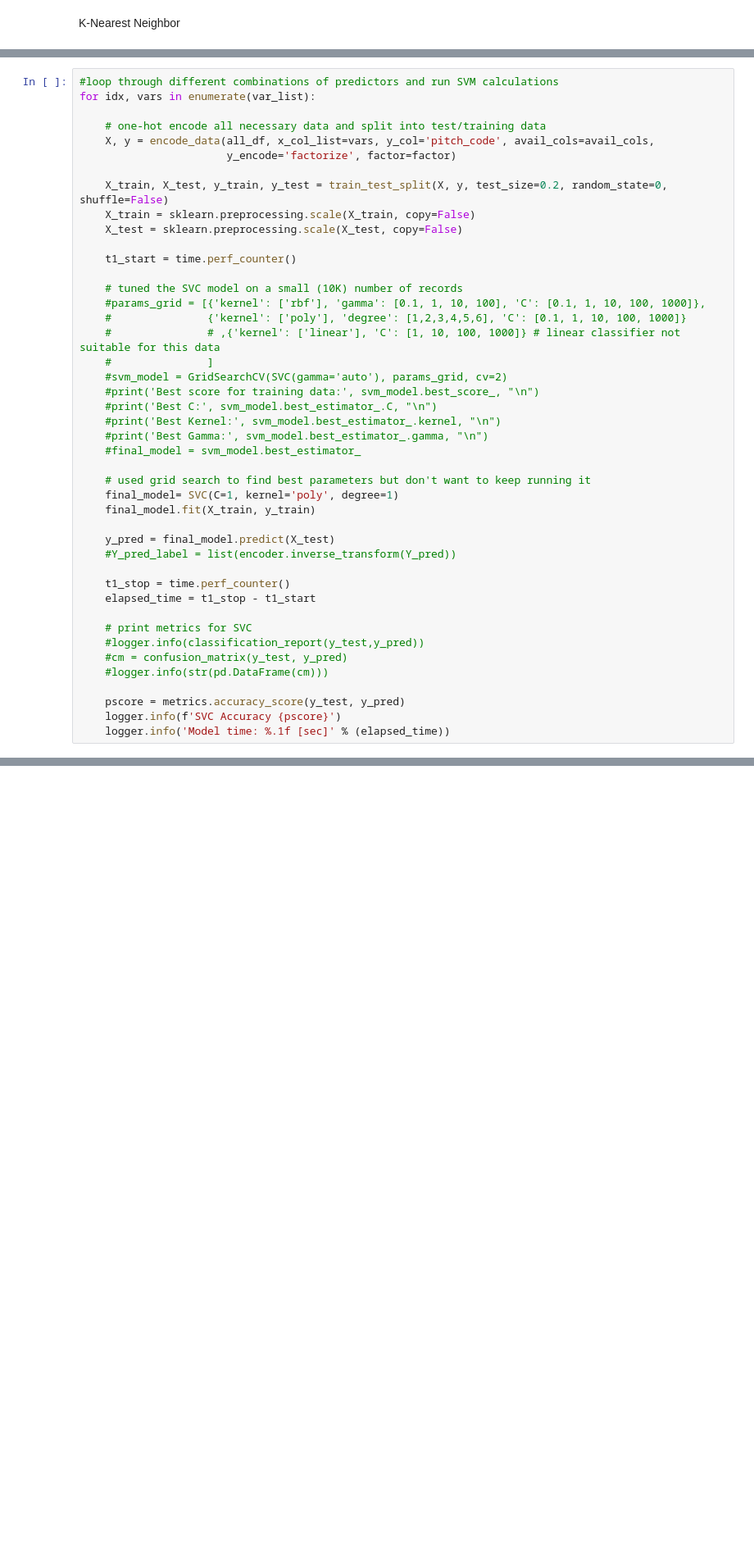
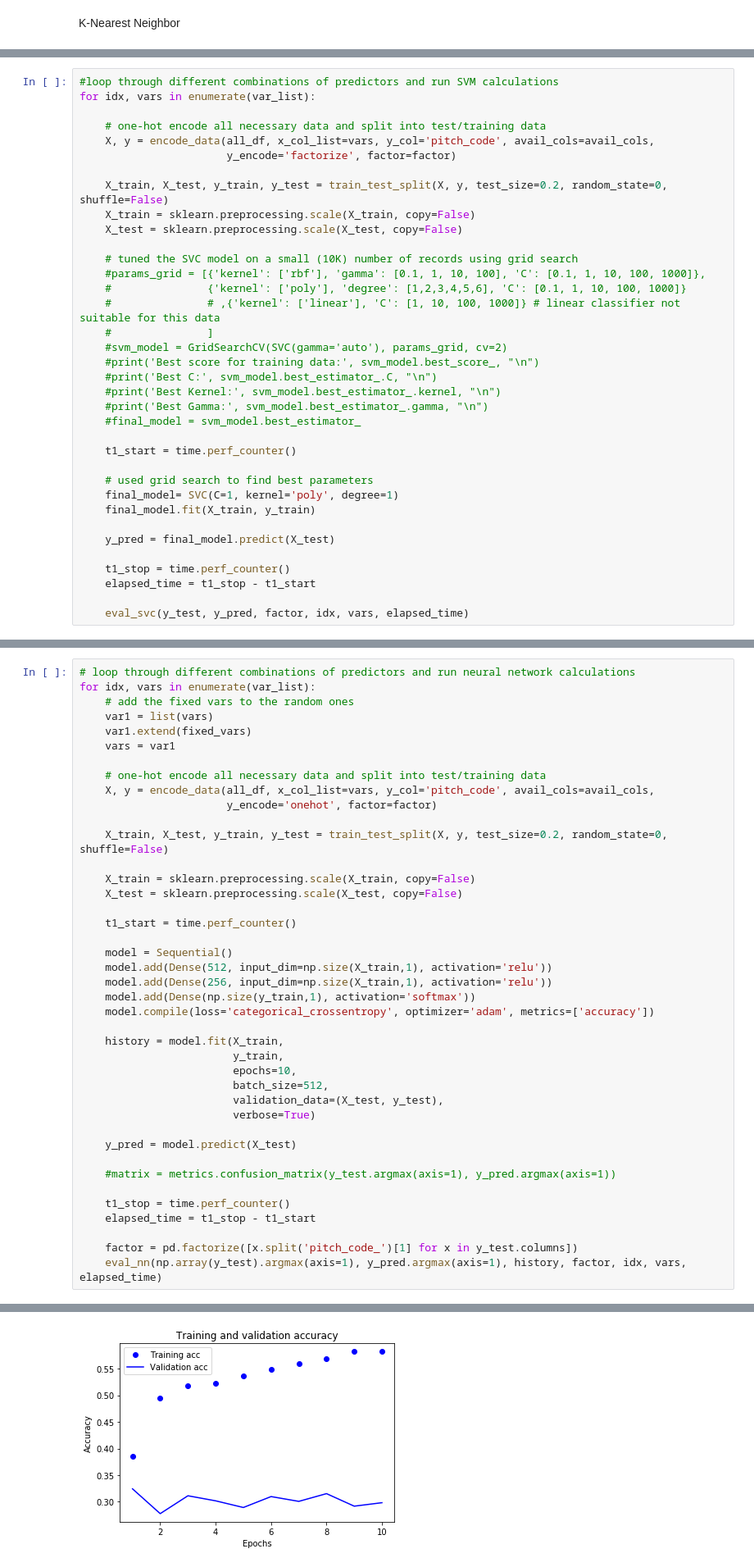
Before and after one commit to qdav/IS6733, a Jupyter notebook: pitch_prediction.ipynb, the cells around one changed output, grey strips where cells are left out. Shown: that part at 82% size. Cells and saved outputs as stored; diff of their text form; blank space fills up the shorter version.

Commit message:
fixed confusion matricies

```diff
--- a/pitch_prediction.ipynb
+++ b/pitch_prediction.ipynb
@@ -474,9 +531,7 @@ for idx, vars in enumerate(var_list):
     X_train = sklearn.preprocessing.scale(X_train, copy=False)
     X_test = sklearn.preprocessing.scale(X_test, copy=False)
 
-    t1_start = time.perf_counter()
-
-    # tuned the SVC model on a small (10K) number of records
+    # tuned the SVC model on a small (10K) number of records using grid search
     #params_grid = [{'kernel': ['rbf'], 'gamma': [0.1, 1, 10, 100], 'C': [0.1, 1, 10, 100, 1000]},
     #               {'kernel': ['poly'], 'degree': [1,2,3,4,5,6], 'C': [0.1, 1, 10, 100, 1000]}
     #               # ,{'kernel': ['linear'], 'C': [1, 10, 100, 1000]} # linear classifier not suitable for this data
@@ -488,21 +543,15 @@ for idx, vars in enumerate(var_list):
     #print('Best Gamma:', svm_model.best_estimator_.gamma, "\n")
     #final_model = svm_model.best_estimator_
 
-    # used grid search to find best parameters but don't want to keep running it
+    t1_start = time.perf_counter()
+
+    # used grid search to find best parameters
     final_model= SVC(C=1, kernel='poly', degree=1)
     final_model.fit(X_train, y_train)
 
     y_pred = final_model.predict(X_test)
-    #Y_pred_label = list(encoder.inverse_transform(Y_pred))
 
     t1_stop = time.perf_counter()
     elapsed_time = t1_stop - t1_start
 
-    # print metrics for SVC
-    #logger.info(classification_report(y_test,y_pred))
-    #cm = confusion_matrix(y_test, y_pred)
-    #logger.info(str(pd.DataFrame(cm)))
-
-    pscore = metrics.accuracy_score(y_test, y_pred)
-    logger.info(f'SVC Accuracy {pscore}')
-    logger.info('Model time: %.1f [sec]' % (elapsed_time))
+    eval_svc(y_test, y_pred, factor, idx, vars, elapsed_time)
@@ -508,0 +579,42 @@ for idx, vars in enumerate(var_list):
+# %%
+# loop through different combinations of predictors and run neural network calculations
+for idx, vars in enumerate(var_list):
+    # add the fixed vars to the random ones
+    var1 = list(vars)
+    var1.extend(fixed_vars)
+    vars = var1
+
+    # one-hot encode all necessary data and split into test/training data
+    X, y = encode_data(all_df, x_col_list=vars, y_col='pitch_code', avail_cols=avail_cols,
+                       y_encode='onehot', factor=factor)
+
+    X_train, X_test, y_train, y_test = train_test_split(X, y, test_size=0.2, random_state=0, shuffle=False)
+
+    X_train = sklearn.preprocessing.scale(X_train, copy=False)
+    X_test = sklearn.preprocessing.scale(X_test, copy=False)
+
+    t1_start = time.perf_counter()
+
+    model = Sequential()
+    model.add(Dense(512, input_dim=np.size(X_train,1), activation='relu'))
+    model.add(Dense(256, input_dim=np.size(X_train,1), activation='relu'))
+    model.add(Dense(np.size(y_train,1), activation='softmax'))
+    model.compile(loss='categorical_crossentropy', optimizer='adam', metrics=['accuracy'])
+
+    history = model.fit(X_train,
+                        y_train,
+                        epochs=10,
+                        batch_size=512,
+                        validation_data=(X_test, y_test),
+                        verbose=True)
+
+    y_pred = model.predict(X_test)
+
+    #matrix = metrics.confusion_matrix(y_test.argmax(axis=1), y_pred.argmax(axis=1))
+
+    t1_stop = time.perf_counter()
+    elapsed_time = t1_stop - t1_start
+
+    factor = pd.factorize([x.split('pitch_code_')[1] for x in y_test.columns])
+    eval_nn(np.array(y_test).argmax(axis=1), y_pred.argmax(axis=1), history, factor, idx, vars, elapsed_time)
+# %% [output]
@@ -508,0 +670 @@ for idx, vars in enumerate(var_list):
+[figure, added]
```
Also changed, not shown: parts of 17 cells of this notebook.
